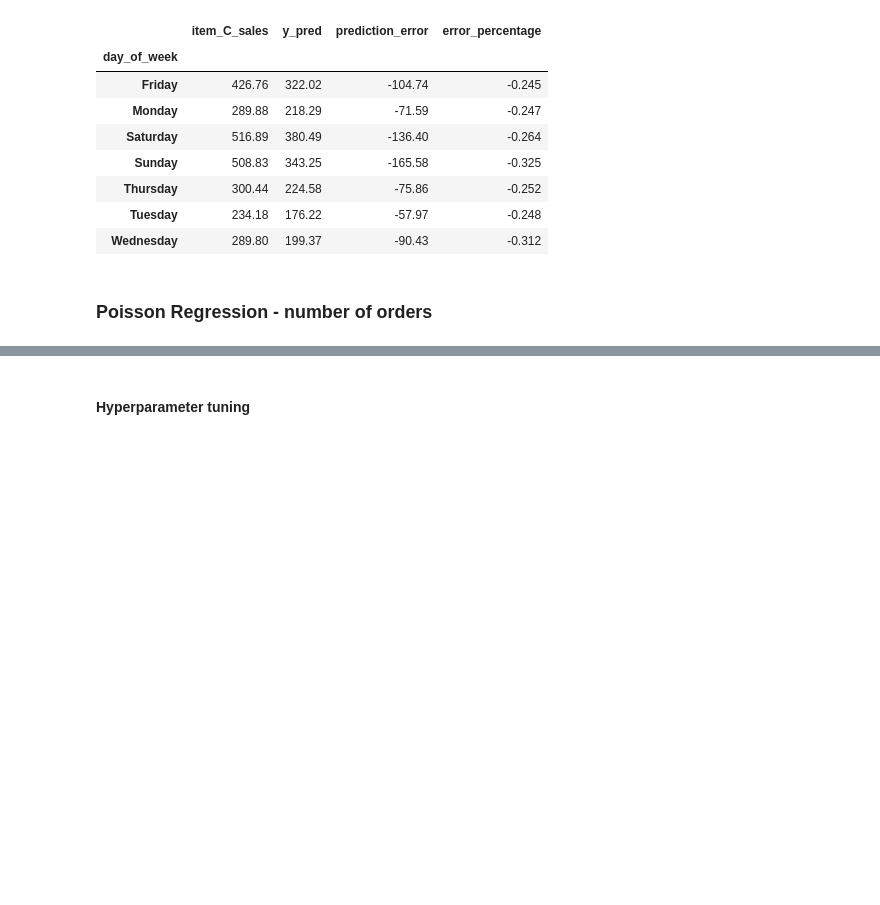
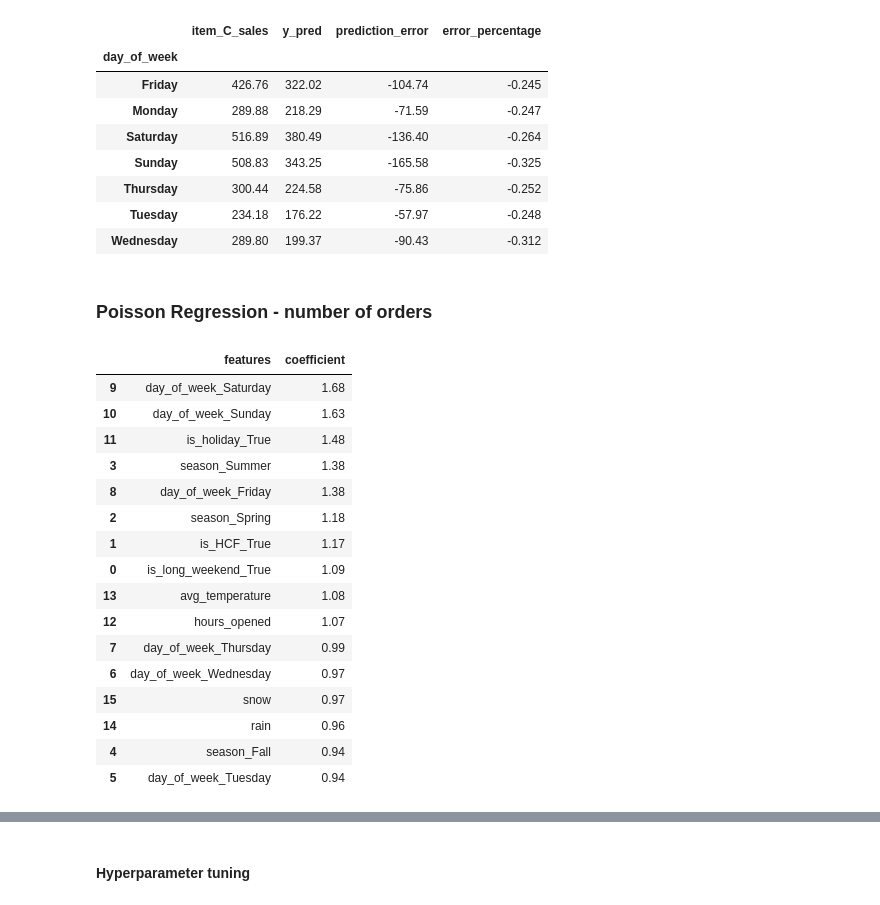
Before and after one commit to awlh18/SweetPulse, a Jupyter notebook: notebooks/prediction.ipynb, the cells around one changed output, grey strips where cells are left out. Saved outputs shown, nothing was run; the diff lists cells and outputs as text; code cells hidden in the pictures; blank space fills up the shorter version.

Commit message:
added poisson regression model

```diff
--- a/notebooks/prediction.ipynb
+++ b/notebooks/prediction.ipynb
@@ -610,0 +632,23 @@ mae_grouped_df
+# %%
+numerical_features = ['hours_opened', 'avg_temperature', 'rain', 'snow']
+categorical_features = ['is_long_weekend', 'is_HCF', 'season', 'day_of_week', 'is_holiday']
+category_orders = [
+    [False, True],  # is_long_weekend
+    [False, True],  # is_HCF
+    ['Winter', 'Spring', 'Summer', 'Fall'],  # season
+    ['Monday', 'Tuesday', 'Wednesday', 'Thursday', 'Friday', 'Saturday', 'Sunday'],  # day_of_week
+    [False, True]  # is_holiday
+]
+drop_features = ['item_A_sales', 'item_B_sales', 'item_C_sales', 'total_sales_normalized']
+
+preprocessor = make_column_transformer(
+    (OneHotEncoder(drop='first', categories=category_orders), categorical_features),
+    (StandardScaler(), numerical_features),
+    ('drop', drop_features)
+)
+
+pr_pipe = make_pipeline(preprocessor, PoissonRegressor())
+# %%
+pr_pipe.fit(X_train_pois, y_train_pois)
+y_pred_pois = pr_pipe.predict(X_test_pois)
+y_train_pred_pois = pr_pipe.predict(X_train_pois)
@@ -610,0 +676,32 @@ mae_grouped_df
+# %%
+columns = (pr_pipe.named_steps['columntransformer'].named_transformers_['onehotencoder'].get_feature_names_out().tolist() +
+           pr_pipe.named_steps['columntransformer'].named_transformers_['standardscaler'].get_feature_names_out().tolist())
+
+coef = pr_pipe.named_steps['poissonregressor'].coef_
+
+coef = np.exp(coef)
+
+pr_coef = pd.DataFrame({
+    'features': columns,
+    'coefficient': coef
+})
+
+pr_coef.sort_values(by='coefficient', ascending=False).round(2)
+# %% [output]
+|  | features | coefficient |
+| 9 | day_of_week_Saturday | 1.68 |
+| 10 | day_of_week_Sunday | 1.63 |
+| 11 | is_holiday_True | 1.48 |
+| 3 | season_Summer | 1.38 |
+| 8 | day_of_week_Friday | 1.38 |
+| 2 | season_Spring | 1.18 |
+| 1 | is_HCF_True | 1.17 |
+| 0 | is_long_weekend_True | 1.09 |
+| 13 | avg_temperature | 1.08 |
+| 12 | hours_opened | 1.07 |
+| 7 | day_of_week_Thursday | 0.99 |
+| 6 | day_of_week_Wednesday | 0.97 |
+| 15 | snow | 0.97 |
+| 14 | rain | 0.96 |
+| 4 | season_Fall | 0.94 |
+| 5 | day_of_week_Tuesday | 0.94 |
```
Also changed, not shown: parts of 11 cells of this notebook.
